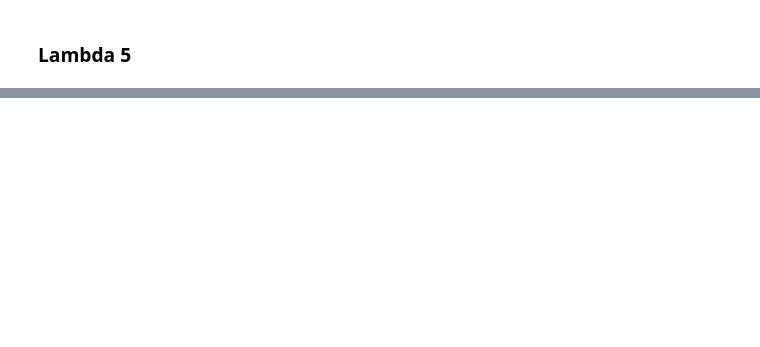
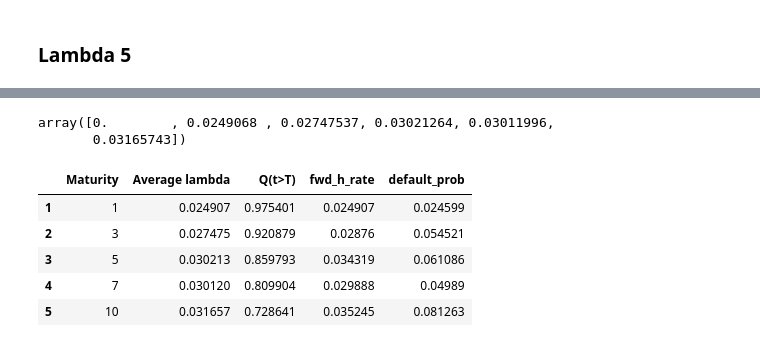
Before and after one commit to haileyvu9/CCSR, a Jupyter notebook: Assignment 2.ipynb, the cells around one changed output, grey strips where cells are left out. Saved outputs shown, nothing was run; the diff lists cells and outputs as text; code cells hidden in the pictures; blank space fills up the shorter version.

```diff
--- a/Assignment 2.ipynb
+++ b/Assignment 2.ipynb
@@ -759,0 +708,29 @@ h_5
+# %%
+ah_list
+# %% [output]
+array([0.        , 0.0249068 , 0.02747537, 0.03021264, 0.03011996,
+       0.03165743])
+# %%
+data_2_df = pd.DataFrame(index=h_rate_df.index, columns=h_rate_df.columns)
+data_2_df['Maturity'] = h_rate_df['Maturity']
+data_2_df['Average lambda'] = ah_list
+# %%
+data_2_df['Q(t>T)'] = survival_prob(data_2_df['Maturity'], data_2_df['Average lambda'])
+data_2_df.iloc[0, 2] = 1
+# %%
+for i in range(1, data_2_df.shape[0]):
+    data_2_df.loc[i, 'fwd_h_rate'] = -np.log(data_2_df.loc[i, 'Q(t>T)'] / data_2_df.loc[i - 1, 'Q(t>T)'])\
+    / (data_2_df.loc[i, 'Maturity'] - data_2_df.loc[i - 1, 'Maturity'])
+# %%
+for i in range(1, data_2_df.shape[0]):
+    data_2_df.loc[i, 'default_prob'] = data_2_df.loc[i - 1, 'Q(t>T)'] - data_2_df.loc[i, 'Q(t>T)']
+# %%
+final_2_df = data_2_df[1:]
+final_2_df
+# %% [output]
+|  | Maturity | Average lambda | Q(t>T) | fwd_h_rate | default_prob |
+| 1 | 1 | 0.024907 | 0.975401 | 0.024907 | 0.024599 |
+| 2 | 3 | 0.027475 | 0.920879 | 0.02876 | 0.054521 |
+| 3 | 5 | 0.030213 | 0.859793 | 0.034319 | 0.061086 |
+| 4 | 7 | 0.030120 | 0.809904 | 0.029888 | 0.04989 |
+| 5 | 10 | 0.031657 | 0.728641 | 0.035245 | 0.081263 |
```
Also changed, not shown: parts of 18 cells of this notebook.
